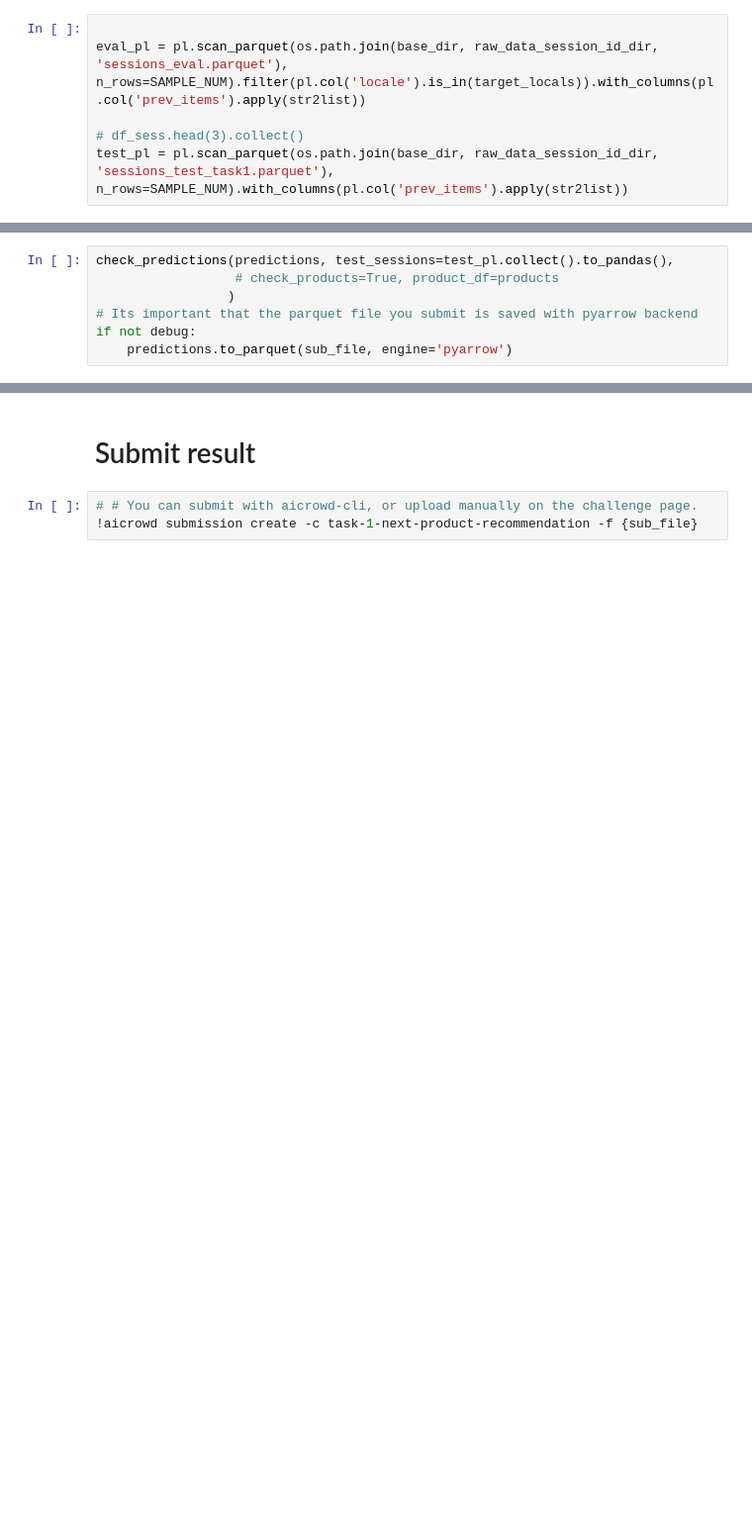
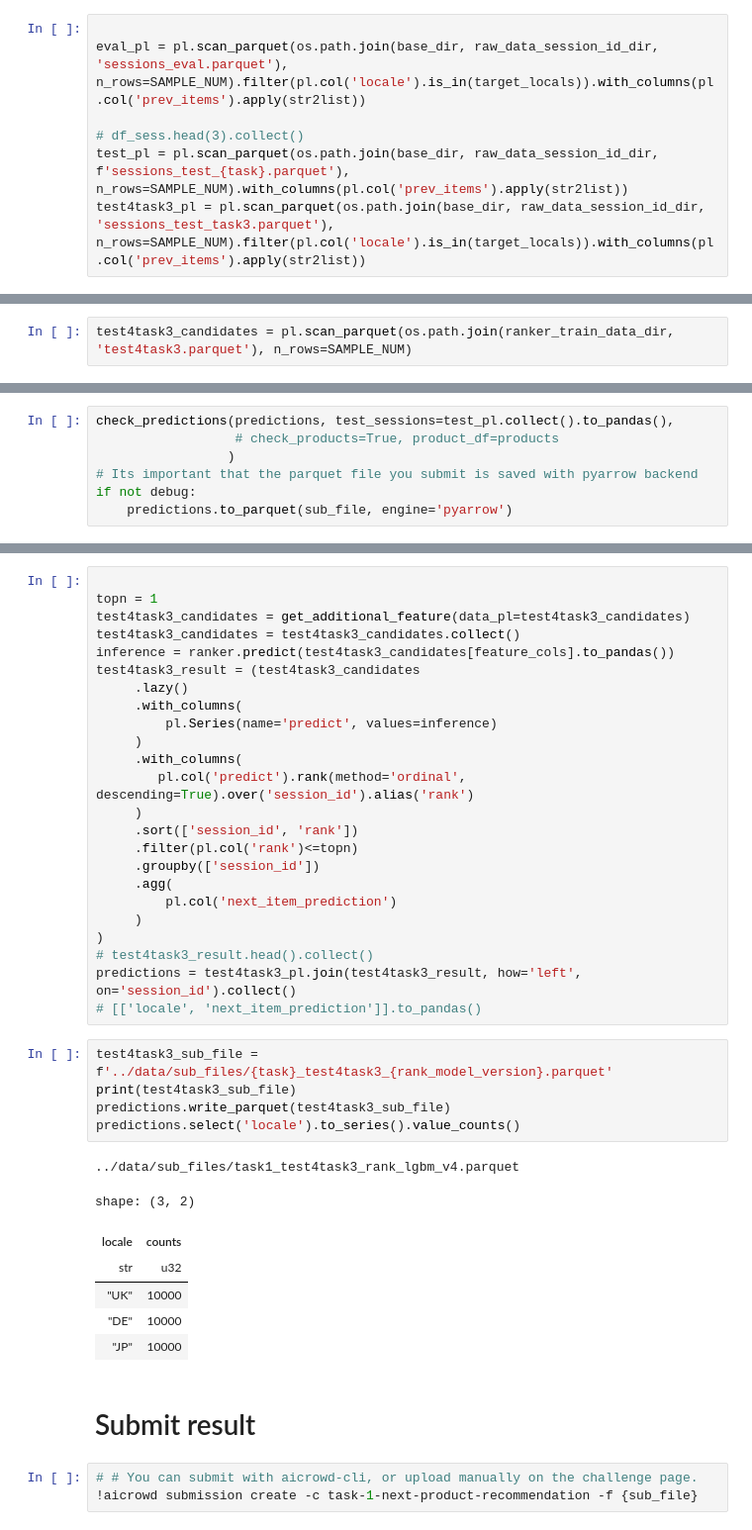
Before and after one commit to xiaoye-hua/Amazon_KDD_Cup_2023, a Jupyter notebook: notebooks/3_task1_ranker.ipynb, the cells around one changed output, grey strips where cells are left out. Shown at 99% size. Drawn from its saved outputs; the diff is of its cells as text; blank space fills up the shorter version.

Commit message:
add task2

```diff
--- a/notebooks/3_task1_ranker.ipynb
+++ b/notebooks/3_task1_ranker.ipynb
@@ -88,7 +88,8 @@ mkdir: cannot create directory ‘../model_training/rank_lgbm_v4’: File exists
 eval_pl = pl.scan_parquet(os.path.join(base_dir, raw_data_session_id_dir, 'sessions_eval.parquet'), n_rows=SAMPLE_NUM).filter(pl.col('locale').is_in(target_locals)).with_columns(pl.col('prev_items').apply(str2list))
 
 # df_sess.head(3).collect()
-test_pl = pl.scan_parquet(os.path.join(base_dir, raw_data_session_id_dir, 'sessions_test_task1.parquet'), n_rows=SAMPLE_NUM).with_columns(pl.col('prev_items').apply(str2list))
+test_pl = pl.scan_parquet(os.path.join(base_dir, raw_data_session_id_dir, f'sessions_test_{task}.parquet'), n_rows=SAMPLE_NUM).with_columns(pl.col('prev_items').apply(str2list))
+test4task3_pl = pl.scan_parquet(os.path.join(base_dir, raw_data_session_id_dir, 'sessions_test_task3.parquet'), n_rows=SAMPLE_NUM).filter(pl.col('locale').is_in(target_locals)).with_columns(pl.col('prev_items').apply(str2list))
 # %%
 ! ls {ranker_train_data_dir}
 # %% [output]
@@ -99,6 +100,8 @@ train_candidates = pl.scan_parquet(os.path.join(ranker_train_data_dir, 'train/'
 
 eval_candidates = pl.scan_parquet(os.path.join(ranker_train_data_dir, 'eval.parquet'), n_rows=SAMPLE_NUM)
 test_candidates = pl.scan_parquet(os.path.join(ranker_train_data_dir, 'test.parquet'), n_rows=SAMPLE_NUM)
+# %%
+test4task3_candidates = pl.scan_parquet(os.path.join(ranker_train_data_dir, 'test4task3.parquet'), n_rows=SAMPLE_NUM)
 # %%
 # train_candidates.collect().shape
 # %%
@@ -503,3 +512,40 @@ if not debug:
+# %%
+
+topn = 1
+test4task3_candidates = get_additional_feature(data_pl=test4task3_candidates)
+test4task3_candidates = test4task3_candidates.collect()
+inference = ranker.predict(test4task3_candidates[feature_cols].to_pandas())
+test4task3_result = (test4task3_candidates
+     .lazy()
+     .with_columns(
+         pl.Series(name='predict', values=inference)
+     )
+     .with_columns(
+        pl.col('predict').rank(method='ordinal', descending=True).over('session_id').alias('rank')
+     )
+     .sort(['session_id', 'rank'])
+     .filter(pl.col('rank')<=topn)
+     .groupby(['session_id'])
+     .agg(
+         pl.col('next_item_prediction')
+     )
+)
+# test4task3_result.head().collect()
+predictions = test4task3_pl.join(test4task3_result, how='left', on='session_id').collect()
+# [['locale', 'next_item_prediction']].to_pandas()
+# %%
+test4task3_sub_file = f'../data/sub_files/{task}_test4task3_{rank_model_version}.parquet'
+print(test4task3_sub_file)
+predictions.write_parquet(test4task3_sub_file)
+predictions.select('locale').to_series().value_counts()
+# %% [output]
+../data/sub_files/task1_test4task3_rank_lgbm_v4.parquet
+shape: (3, 2)
+| locale | counts |
+| str | u32 |
+| "UK" | 10000 |
+| "DE" | 10000 |
+| "JP" | 10000 |
 # %% [markdown]
 # Submit result
 # %%
```
Also changed, not shown: parts of 6 cells of this notebook, 19 other files.
